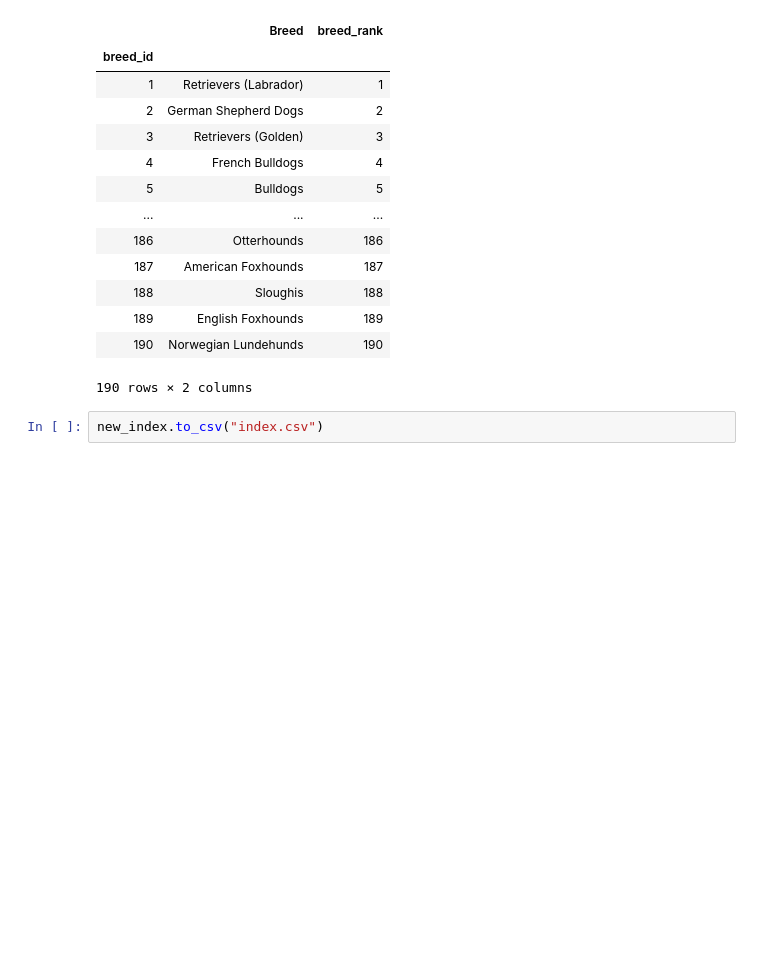
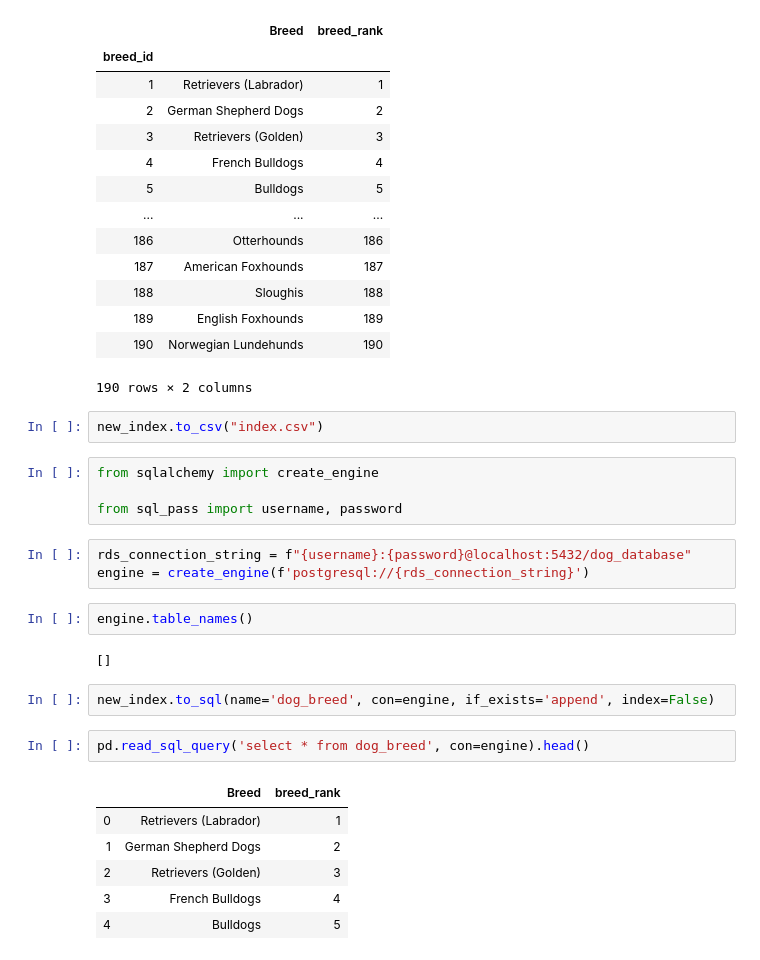
Before and after one commit to anikraze/no_dog_etl, a Jupyter notebook: dog_breed_etl.ipynb, the cells around one changed output. Cells and saved outputs as stored; diff of their text form; blank space fills up the shorter version.

Commit message:
creating sql engine path connection

```diff
--- a/dog_breed_etl.ipynb
+++ b/dog_breed_etl.ipynb
@@ -152,3 +152,25 @@ new_index
 190 rows × 2 columns
 # %%
 new_index.to_csv("index.csv")
+# %%
+from sqlalchemy import create_engine
+
+from sql_pass import username, password
+# %%
+rds_connection_string = f"{username}:{password}@localhost:5432/dog_database"
+engine = create_engine(f'postgresql://{rds_connection_string}')
+# %%
+engine.table_names()
+# %% [output]
+[]
+# %%
+new_index.to_sql(name='dog_breed', con=engine, if_exists='append', index=False)
+# %%
+pd.read_sql_query('select * from dog_breed', con=engine).head()
+# %% [output]
+|  | Breed | breed_rank |
+| 0 | Retrievers (Labrador) | 1 |
+| 1 | German Shepherd Dogs | 2 |
+| 2 | Retrievers (Golden) | 3 |
+| 3 | French Bulldogs | 4 |
+| 4 | Bulldogs | 5 |
```
